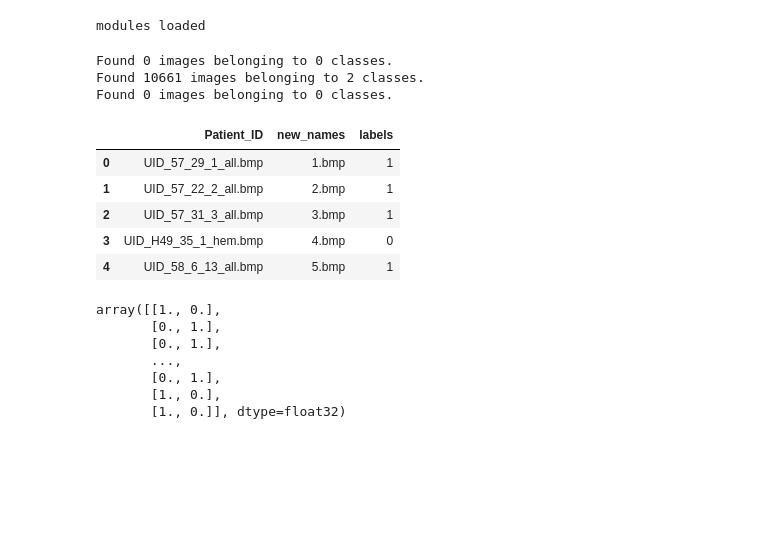
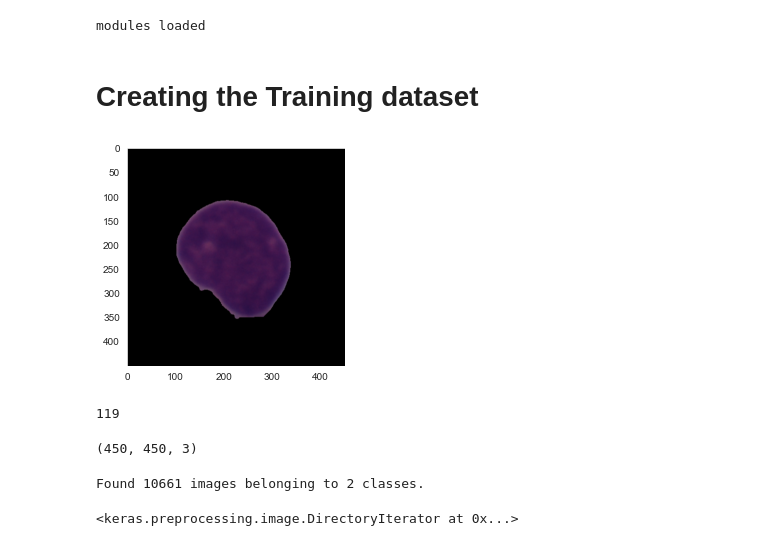
Before and after one commit to patrick-anastasio/Cancer-Image-Classification-Neural-Net, a Jupyter notebook: EDA.ipynb, the cells around one changed output. Drawn from its saved outputs; the diff is of its cells as text; code cells hidden in the pictures; blank space fills up the shorter version.

Commit message:
EDA, split datasets and created baseline model

```diff
--- a/EDA.ipynb
+++ b/EDA.ipynb
@@ -31,53 +63,3 @@ logging.getLogger("tensorflow").setLevel(logging.ERROR)
 print ('modules loaded')
 # %% [output]
 modules loaded
-# %%
-# Directory path
-train_data_dir = 'data/training_data'
-val_data_dir = 'data/val_data'
-test_data_dir = 'data/test_data'
-
-
-# Get all the data in the directory data/validation (132 images), and reshape them
-test_generator = ImageDataGenerator().flow_from_directory(
-        test_data_dir,
-        target_size=(64, 64), batch_size=132)
-
-# Get all the data in the directory data/train (790 images), and reshape them
-train_generator = ImageDataGenerator().flow_from_directory(
-        train_data_dir,
-        target_size=(64, 64), batch_size=790)
-
-# Get all the data in the directory data/val (790 images), and reshape them
-val_generator = ImageDataGenerator().flow_from_directory(
-        val_data_dir,
-        target_size=(64, 64), batch_size=790)
-
-# Create the datasets
-train_images, train_labels = next(train_generator)
-test_images, test_labels = next(test_generator)
-val_images, val_labels = next(val_generator)
-# %% [output]
-Found 0 images belonging to 0 classes.
-Found 10661 images belonging to 2 classes.
-Found 0 images belonging to 0 classes.
-# %%
-val_labels = pd.read_csv('data/val_data/val_data_labels.csv')
-val_labels.head()
-# %% [output]
-|  | Patient_ID | new_names | labels |
-| 0 | UID_57_29_1_all.bmp | 1.bmp | 1 |
-| 1 | UID_57_22_2_all.bmp | 2.bmp | 1 |
-| 2 | UID_57_31_3_all.bmp | 3.bmp | 1 |
-| 3 | UID_H49_35_1_hem.bmp | 4.bmp | 0 |
-| 4 | UID_58_6_13_all.bmp | 5.bmp | 1 |
-# %%
-train_labels
-# %% [output]
-array([[1., 0.],
-       [0., 1.],
-       [0., 1.],
-       ...,
-       [0., 1.],
-       [1., 0.],
-       [1., 0.]], dtype=float32)
@@ -103,0 +66,17 @@ def show_image_samples(gen ):
+# %% [markdown]
+# Creating the Training dataset
+# %%
+img = image.load_img('data/training_data/ALL/UID_1_6_1_all.bmp')
+
+plt.imshow(img)
+plt.grid(False)
+# %% [output]
+[figure, added]
+# %%
+cv2.imread('data/training_data/ALL/UID_1_6_1_all.bmp').max()
+# %% [output]
+119
+# %%
+cv2.imread('data/training_data/ALL/UID_1_6_1_all.bmp').shape
+# %% [output]
+(450, 450, 3)
@@ -103,0 +89,12 @@ def show_image_samples(gen ):
+# %%
+train_dataset = traingen.flow_from_directory(directory='data/training_data',
+                                          class_mode='binary',
+                                          batch_size=500,
+                                          seed=42
+                                          )
+# %% [output]
+Found 10661 images belonging to 2 classes.
+# %%
+train_dataset
+# %% [output]
+<keras.preprocessing.image.DirectoryIterator at 0x...>
```
Also changed, not shown: parts of 15 cells of this notebook.
